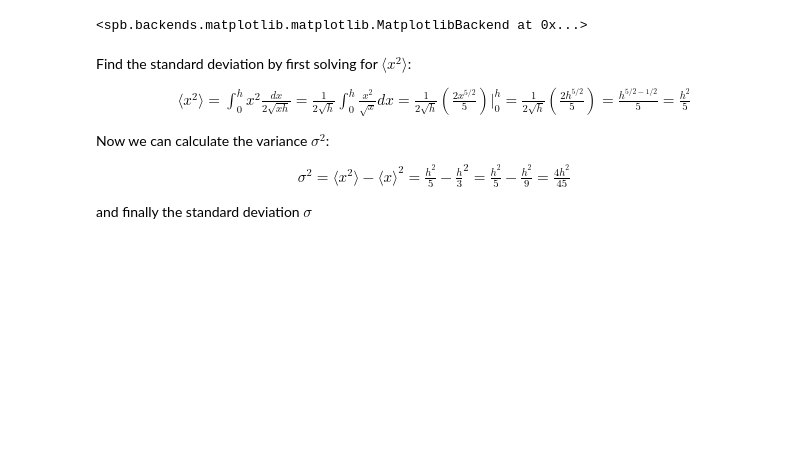
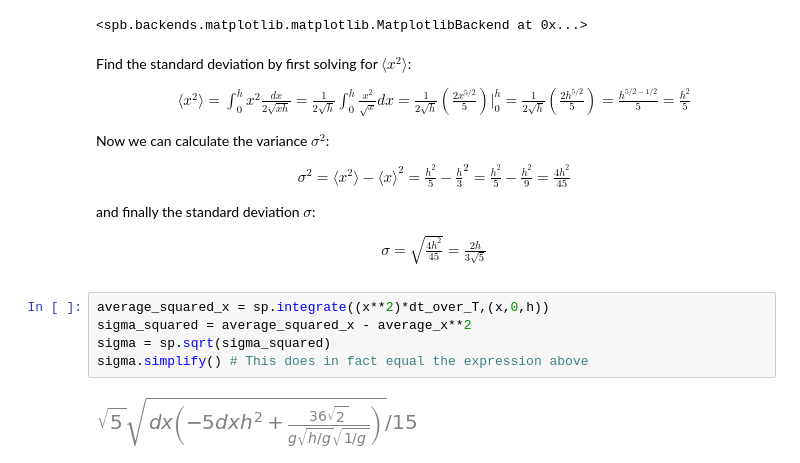
Before and after one commit to Artuk009/QuantumMechanics, a Jupyter notebook: IntroductionToQuantumMechanics/Chapter_01.ipynb, the cells around one changed output. Saved outputs shown, nothing was run; the diff lists cells and outputs as text; blank space fills up the shorter version.

```diff
--- a/IntroductionToQuantumMechanics/Chapter_01.ipynb
+++ b/IntroductionToQuantumMechanics/Chapter_01.ipynb
@@ -206,4 +206,14 @@ Now we can calculate the variance $\sigma^2$:
 \begin{align*}
 \sigma^2=\langle x^2\rangle - \langle x\rangle^2=\frac{h^2}{5}-\frac{h}{3}^2=\frac{h^2}{5}-\frac{h^2}{9}=\frac{4h^2}{45}
 \end{align*}
-and finally the standard deviation $\sigma$
+and finally the standard deviation $\sigma$:
+\begin{align*}
+\sigma=\sqrt{\frac{4h^2}{45}}=\frac{2h}{3\sqrt{5}}
+\end{align*}
+# %%
+average_squared_x = sp.integrate((x**2)*dt_over_T,(x,0,h))
+sigma_squared = average_squared_x - average_x**2
+sigma = sp.sqrt(sigma_squared)
+sigma.simplify() # This does in fact equal the expression above
+# %% [output]
+[figure, added]
```
